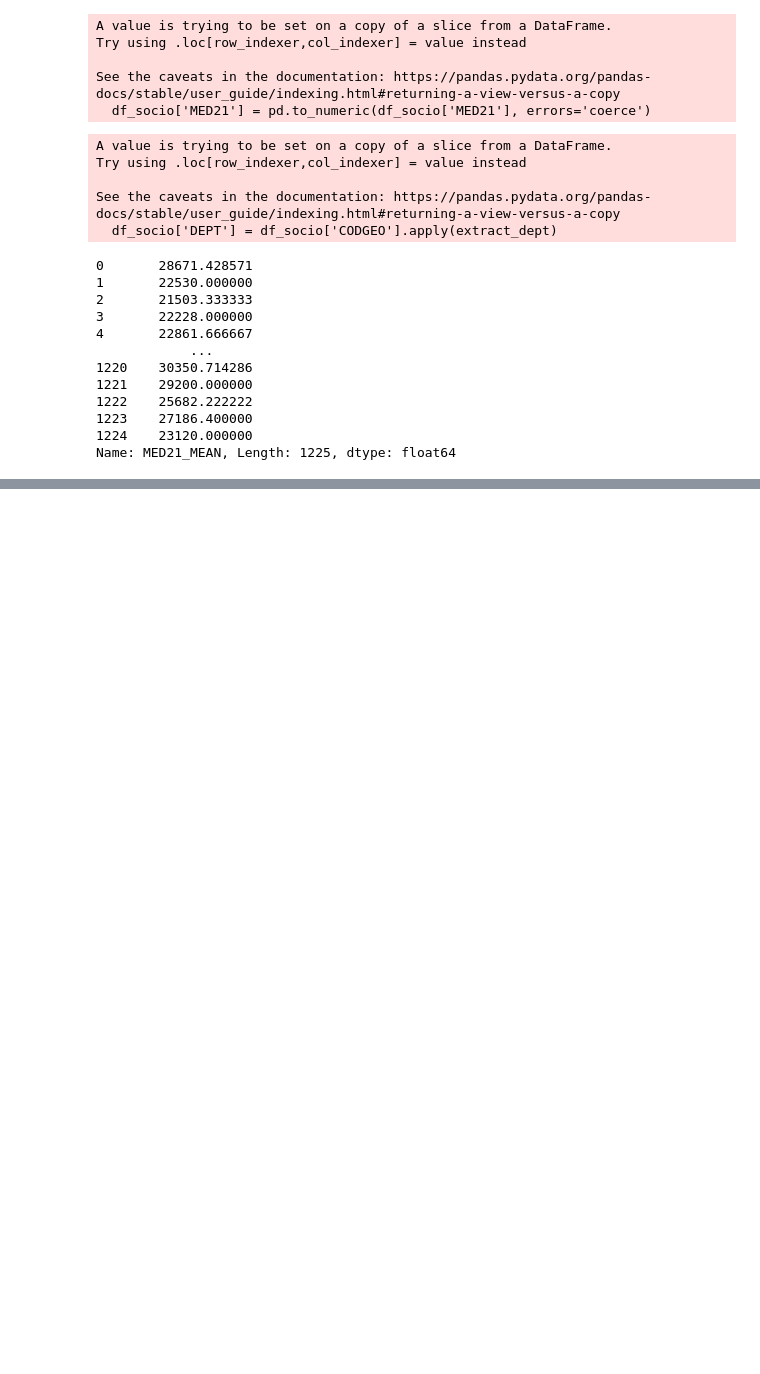
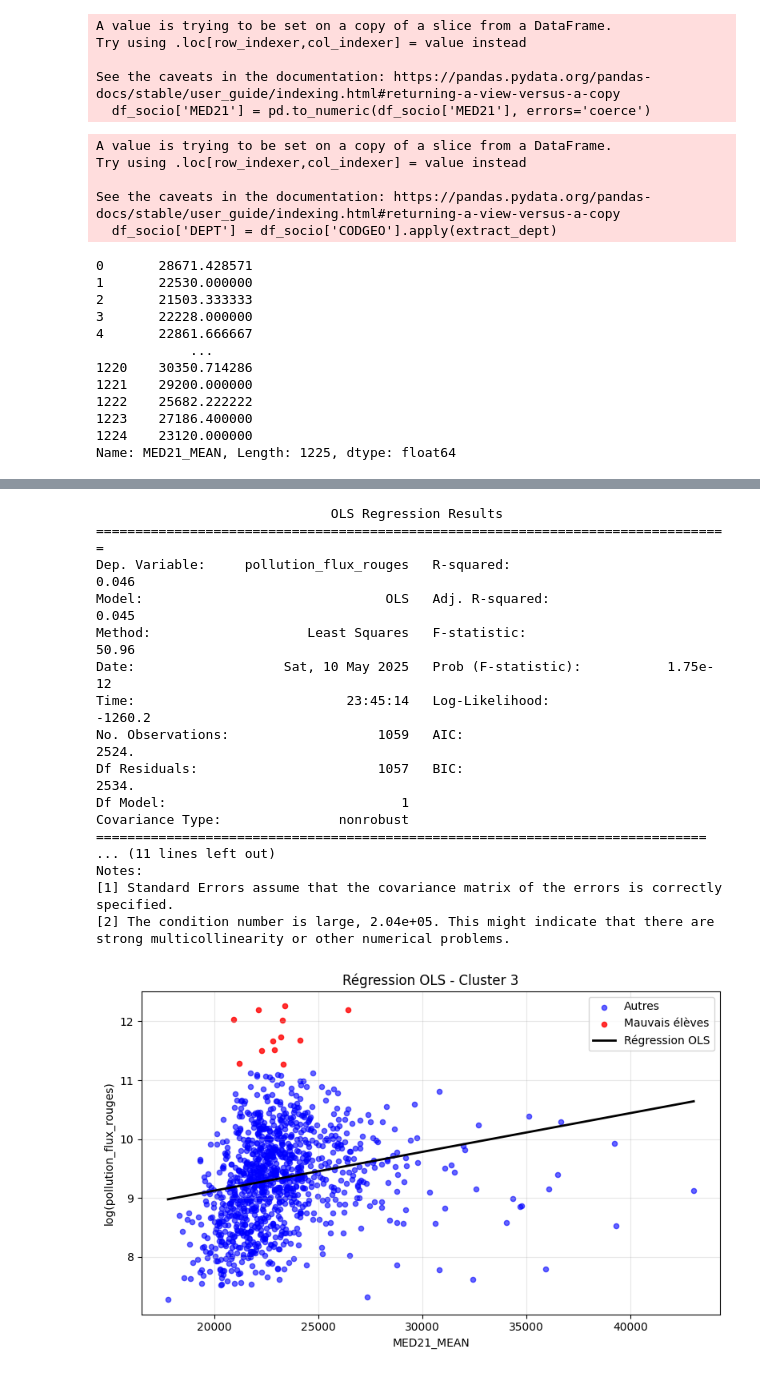
Before and after one commit to Qntouille/statapp, a Jupyter notebook: emission.ipynb, the cells around one changed output, grey strips where cells are left out. Cells and saved outputs as stored; diff of their text form; code cells hidden in the pictures; blank space fills up the shorter version.

```diff
--- a/emission.ipynb
+++ b/emission.ipynb
@@ -699,0 +679,27 @@ Le modèle explique 1.99% de la variance de la pollution des flux routiers.
+# %%
+model, data_used = regression_ols_cluster(
+    epci_features,
+    mauvais_eleves_df=mauvais_eleves_par_cluster,
+    cluster_col='cluster',
+    cluster_value=3,remove_outliers=True,quantile_threshold=0.9999,
+    log_y=True
+)
+# %% [output]
+                              OLS Regression Results
+=================================================================================
+Dep. Variable:     pollution_flux_rouges   R-squared:                       0.046
+Model:                               OLS   Adj. R-squared:                  0.045
+Method:                    Least Squares   F-statistic:                     50.96
+Date:                   Sat, 10 May 2025   Prob (F-statistic):           1.75e-12
+Time:                           23:45:14   Log-Likelihood:                -1260.2
+No. Observations:                   1059   AIC:                             2524.
+Df Residuals:                       1057   BIC:                             2534.
+Df Model:                              1
+Covariance Type:               nonrobust
+==============================================================================
+... (11 lines left out)
+Notes:
+[1] Standard Errors assume that the covariance matrix of the errors is correctly specified.
+[2] The condition number is large, 2.04e+05. This might indicate that there are
+strong multicollinearity or other numerical problems.
+[figure, added]
```
Also changed, not shown: parts of 2 cells of this notebook.
